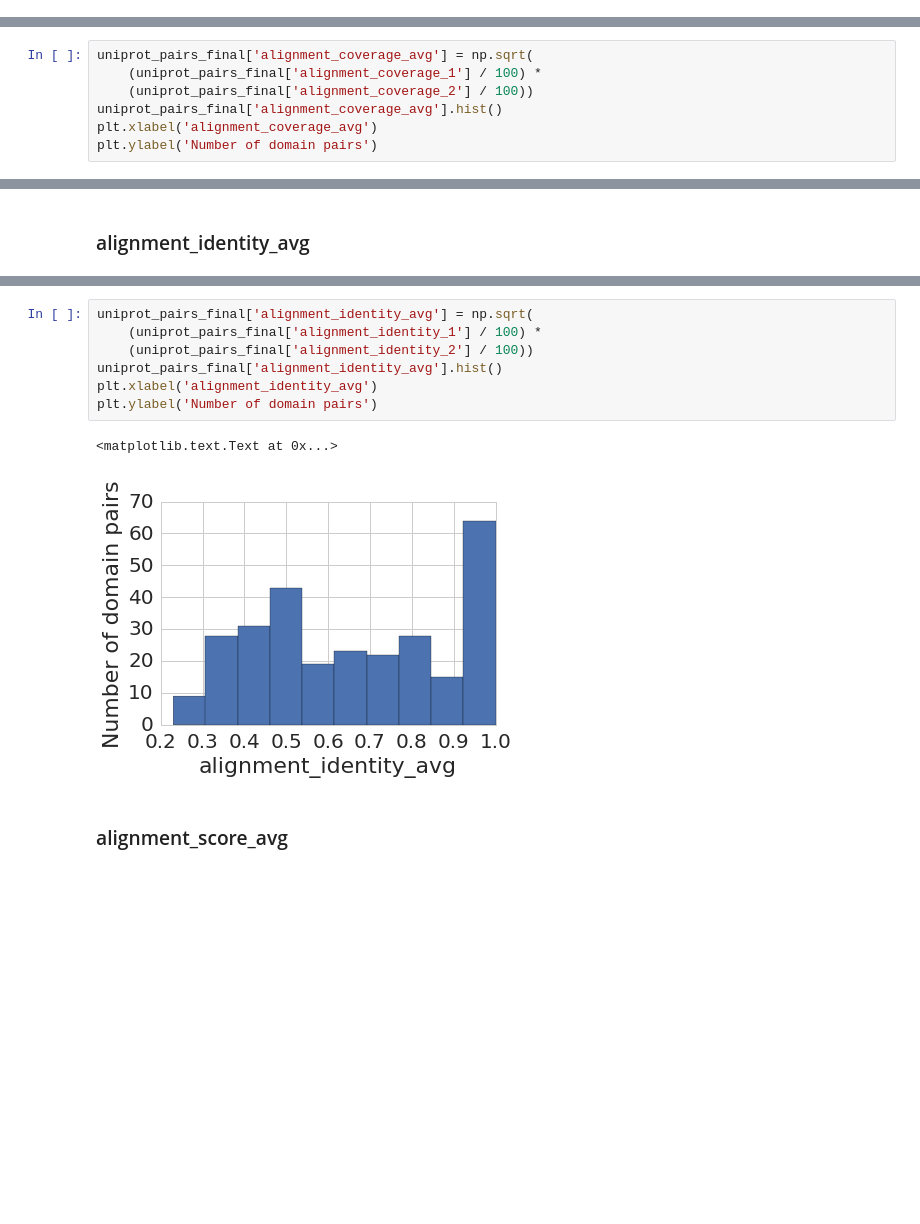
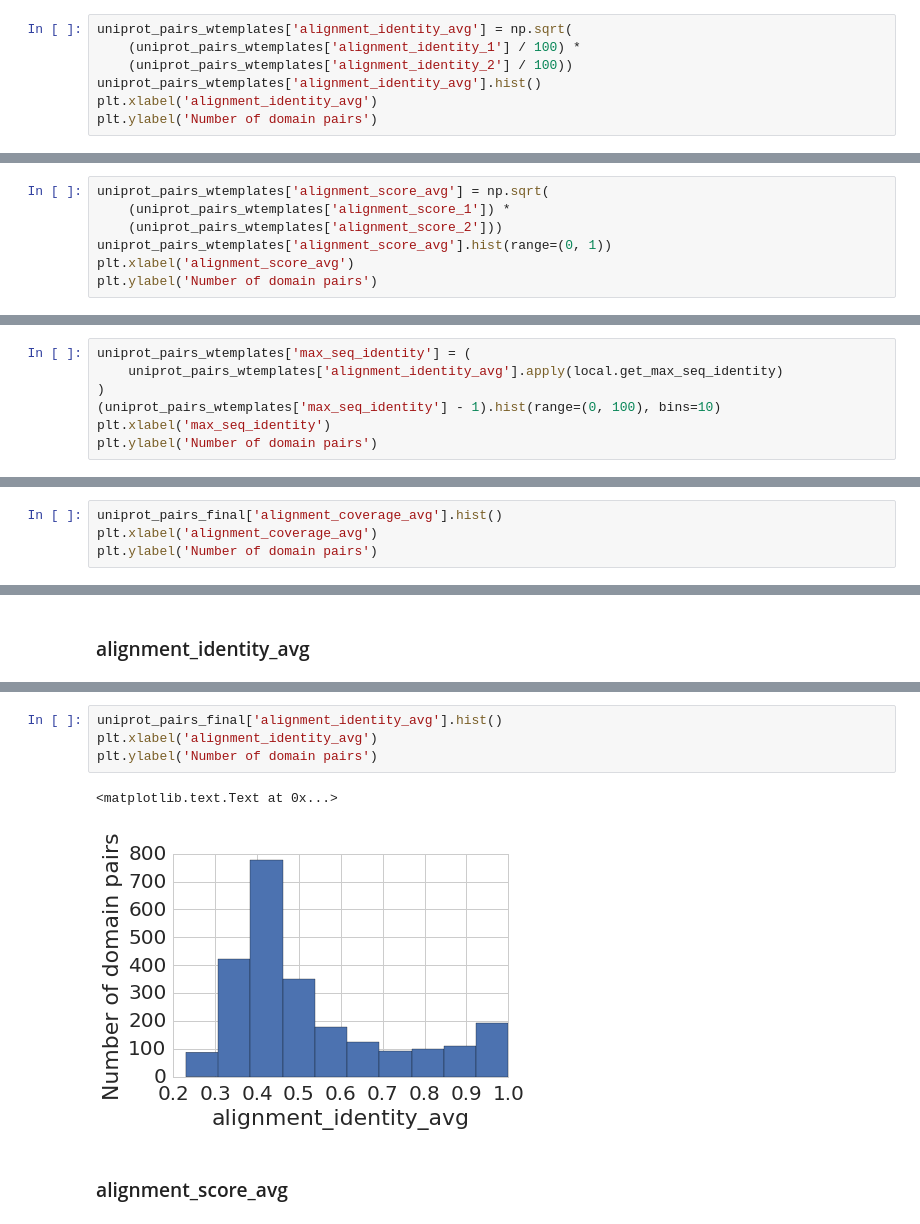
Before and after one commit to datapkg/elaspic_training_set, a Jupyter notebook: notebooks/elaspic_training_interface.ipynb, the cells around one changed output, grey strips where cells are left out. Saved outputs shown, nothing was run; the diff lists cells and outputs as text; blank space fills up the shorter version.

```diff
--- a/notebooks/elaspic_training_interface.ipynb
+++ b/notebooks/elaspic_training_interface.ipynb
@@ -589,0 +606,7 @@ Domain pairs:                                               1752
+# %%
+uniprot_pairs_wtemplates['alignment_identity_avg'] = np.sqrt(
+    (uniprot_pairs_wtemplates['alignment_identity_1'] / 100) *
+    (uniprot_pairs_wtemplates['alignment_identity_2'] / 100))
+uniprot_pairs_wtemplates['alignment_identity_avg'].hist()
+plt.xlabel('alignment_identity_avg')
+plt.ylabel('Number of domain pairs')
@@ -589,0 +616,7 @@ Domain pairs:                                               1752
+# %%
+uniprot_pairs_wtemplates['alignment_score_avg'] = np.sqrt(
+    (uniprot_pairs_wtemplates['alignment_score_1']) *
+    (uniprot_pairs_wtemplates['alignment_score_2']))
+uniprot_pairs_wtemplates['alignment_score_avg'].hist(range=(0, 1))
+plt.xlabel('alignment_score_avg')
+plt.ylabel('Number of domain pairs')
@@ -589,0 +626,7 @@ Domain pairs:                                               1752
+# %%
+uniprot_pairs_wtemplates['max_seq_identity'] = (
+    uniprot_pairs_wtemplates['alignment_identity_avg'].apply(local.get_max_seq_identity)
+)
+(uniprot_pairs_wtemplates['max_seq_identity'] - 1).hist(range=(0, 100), bins=10)
+plt.xlabel('max_seq_identity')
+plt.ylabel('Number of domain pairs')
@@ -915,9 +960,6 @@ plt.ylabel('Number of domain pairs')
 <matplotlib.text.Text at 0x...>
 [figure]
 # %%
-uniprot_pairs_final['alignment_coverage_avg'] = np.sqrt(
-    (uniprot_pairs_final['alignment_coverage_1'] / 100) *
-    (uniprot_pairs_final['alignment_coverage_2'] / 100))
 uniprot_pairs_final['alignment_coverage_avg'].hist()
 plt.xlabel('alignment_coverage_avg')
 plt.ylabel('Number of domain pairs')
@@ -947,15 +983,12 @@ plt.ylabel('Number of domain pairs')
 <matplotlib.text.Text at 0x...>
 [figure]
 # %%
-uniprot_pairs_final['alignment_identity_avg'] = np.sqrt(
-    (uniprot_pairs_final['alignment_identity_1'] / 100) *
-    (uniprot_pairs_final['alignment_identity_2'] / 100))
 uniprot_pairs_final['alignment_identity_avg'].hist()
 plt.xlabel('alignment_identity_avg')
 plt.ylabel('Number of domain pairs')
 # %% [output]
 <matplotlib.text.Text at 0x...>
-[figure, old version]
+[figure, new version]
 # %% [markdown]
 ### alignment_score_avg
 # %%
```
Also changed, not shown: parts of 65 cells of this notebook, 3 other files.
